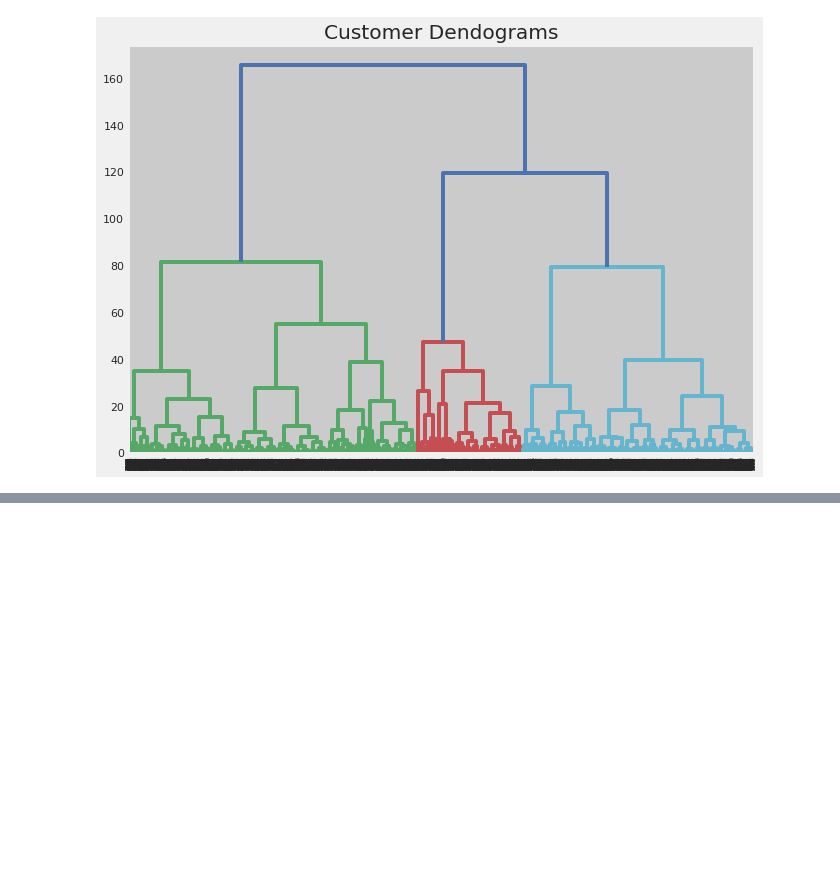
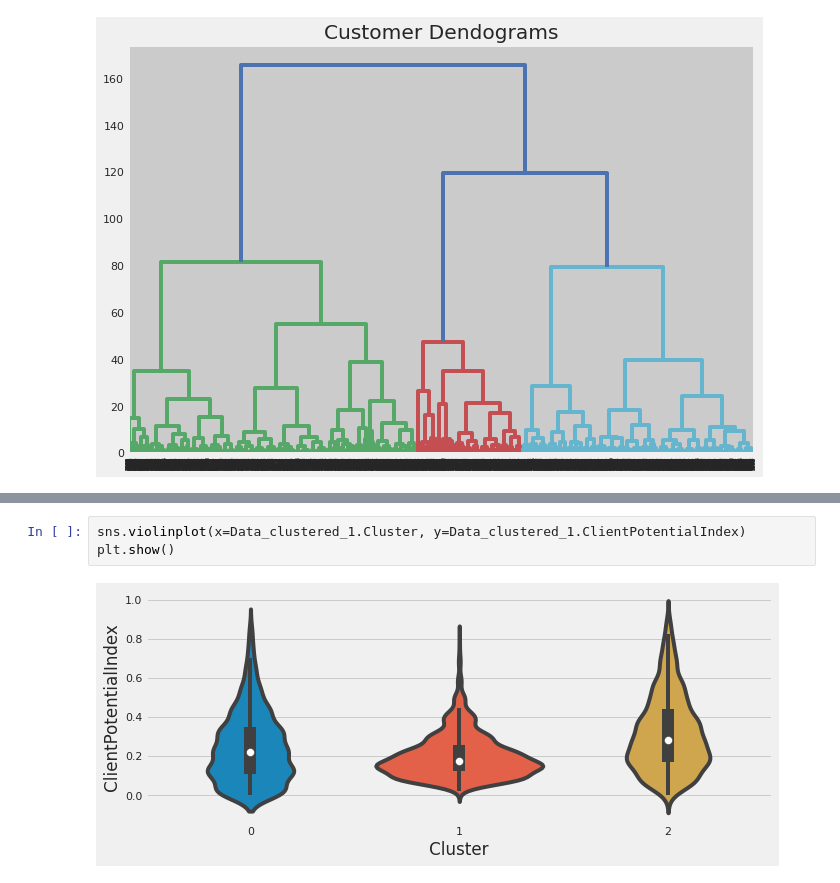
Before and after one commit to ennio-guzman/DataScienceLab, a Jupyter notebook: Data_science_lab.ipynb, the cells around one changed output, grey strips where cells are left out. Drawn from its saved outputs; the diff is of its cells as text; blank space fills up the shorter version.

```diff
--- a/Data_science_lab.ipynb
+++ b/Data_science_lab.ipynb
@@ -306,0 +354,5 @@ y_hc = hc.fit_predict(X)
+# %%
+sns.violinplot(x=Data_clustered_1.Cluster, y=Data_clustered_1.ClientPotentialIndex)
+plt.show()
+# %% [output]
+[figure, added]
```
Also changed, not shown: parts of 8 cells of this notebook.
